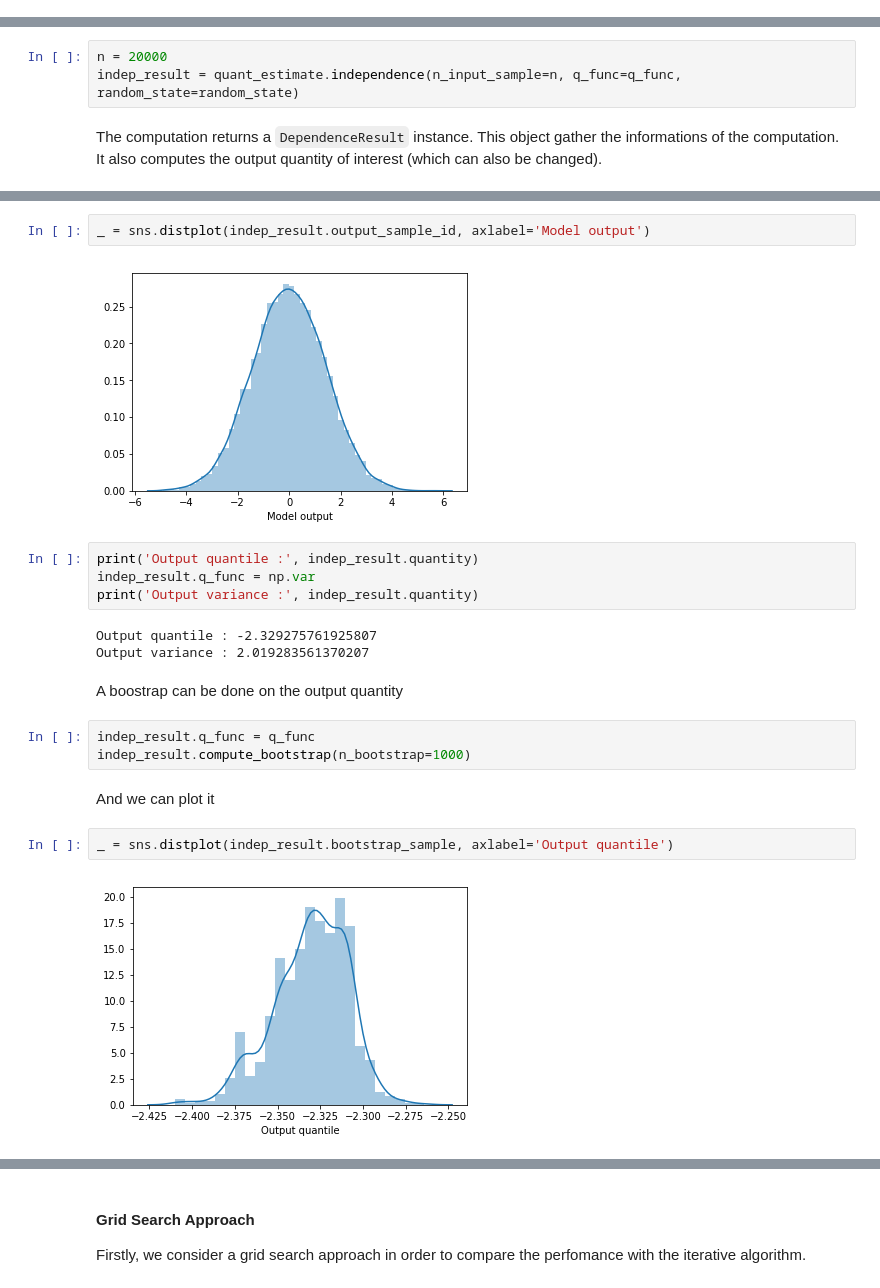
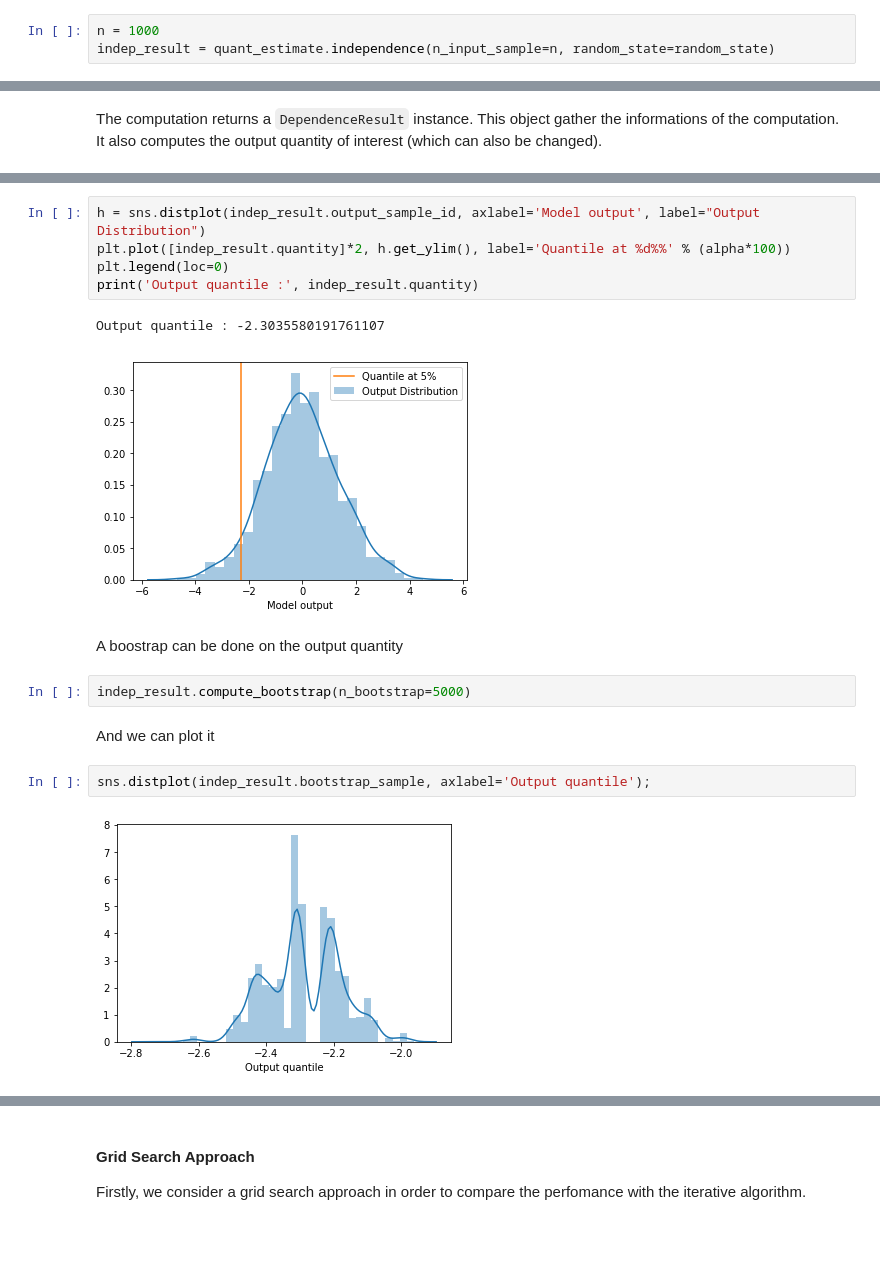
Before and after one commit to NazBen/dep-impact, a Jupyter notebook: examples/grid-search.ipynb, the cells around one changed output, grey strips where cells are left out. Cells and saved outputs as stored; diff of their text form; blank space fills up the shorter version.

```diff
--- a/examples/grid-search.ipynb
+++ b/examples/grid-search.ipynb
@@ -66,3 +68,6 @@ quant_estimate = ConservativeEstimate(model_func=func_sum, margins=margins, fami
+# %%
+n = 1000
+indep_result = quant_estimate.independence(n_input_sample=n, random_state=random_state)
 # %% [markdown]
 We aim to minimize the output quantile. To do that, we create a `q_func` object from the function `quantile_func` to associate a probability $\alpha$ to a function that computes the empirical quantile from a given sample.
 # %%
@@ -74,6 +78,3 @@ First, we compute the quantile at independence
-# %%
-n = 20000
-indep_result = quant_estimate.independence(n_input_sample=n, q_func=q_func, random_state=random_state)
 # %% [markdown]
 The computation returns a `DependenceResult` instance. This object gather the informations of the computation. It also computes the output quantity of interest (which can also be changed).
 # %%
@@ -83,22 +84,18 @@ _ = sns.jointplot(indep_result.input_sample[:, 0], indep_result.input_sample[:,
-# %%
-_ = sns.distplot(indep_result.output_sample_id, axlabel='Model output')
-# %% [output]
-[figure, removed]
-# %%
-print('Output quantile :', indep_result.quantity)
-indep_result.q_func = np.var
-print('Output variance :', indep_result.quantity)
-# %% [output]
-Output quantile : -2.329275761925807
-Output variance : 2.019283561370207
+# %%
+h = sns.distplot(indep_result.output_sample_id, axlabel='Model output', label="Output Distribution")
+plt.plot([indep_result.quantity]*2, h.get_ylim(), label='Quantile at %d%%' % (alpha*100))
+plt.legend(loc=0)
+print('Output quantile :', indep_result.quantity)
+# %% [output]
+Output quantile : -2.3035580191761107
+[figure, added]
 # %% [markdown]
 A boostrap can be done on the output quantity
 # %%
-indep_result.q_func = q_func
-indep_result.compute_bootstrap(n_bootstrap=1000)
+indep_result.compute_bootstrap(n_bootstrap=5000)
 # %% [markdown]
 And we can plot it
 # %%
-_ = sns.distplot(indep_result.bootstrap_sample, axlabel='Output quantile')
+sns.distplot(indep_result.bootstrap_sample, axlabel='Output quantile');
 # %% [output]
-[figure, old version]
+[figure, new version]
```
Also changed, not shown: parts of 8 cells of this notebook, 1 other file.
